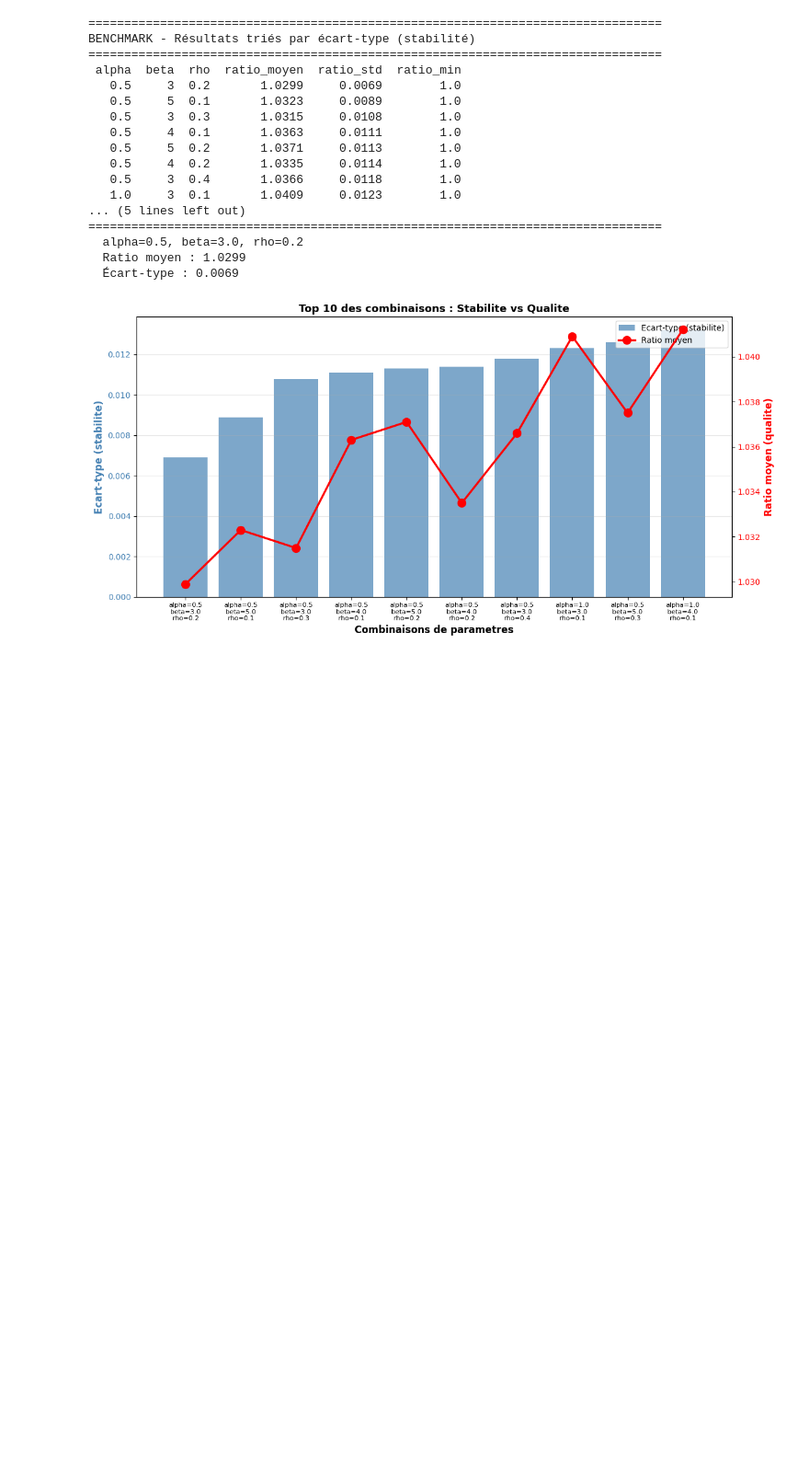
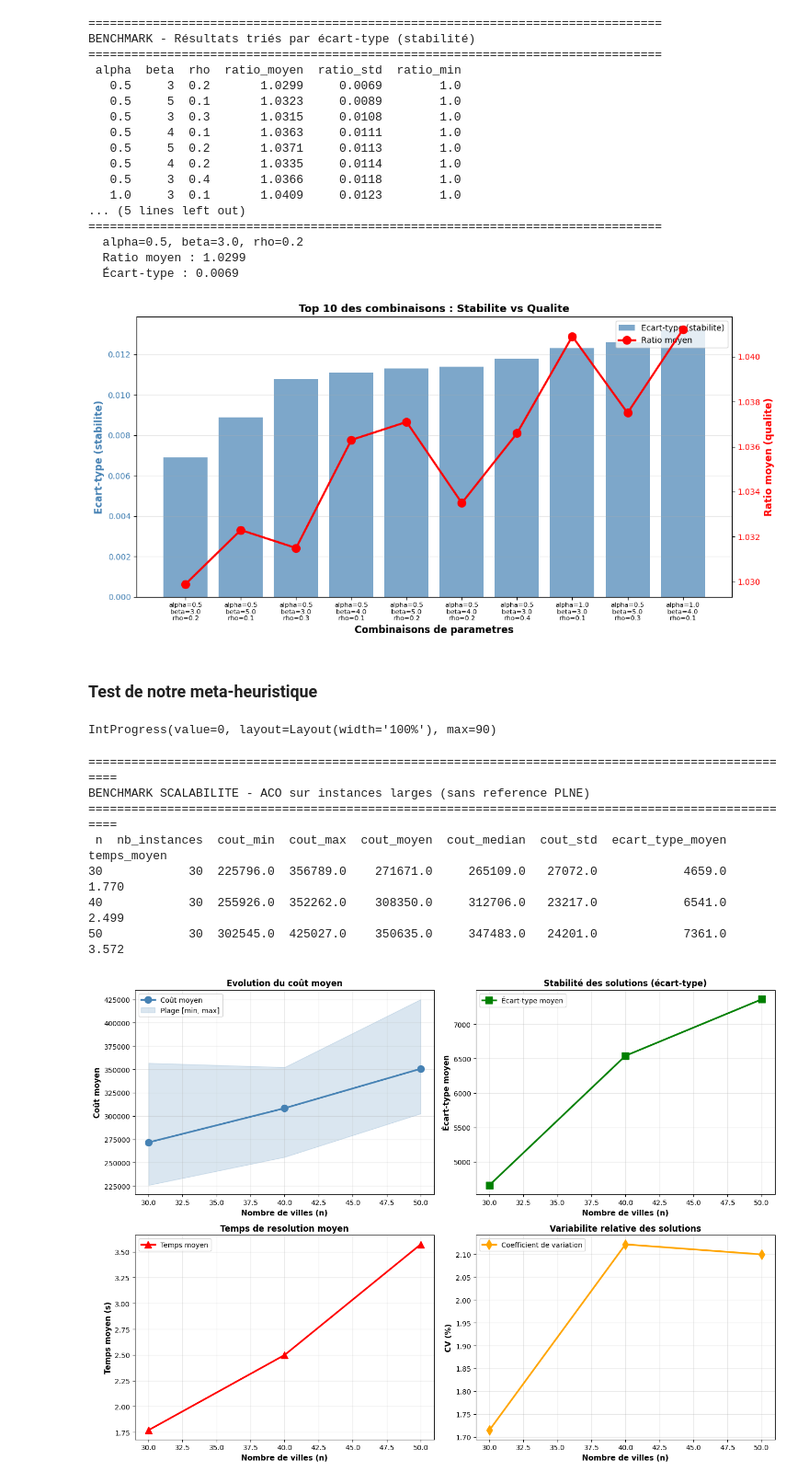
Before and after one commit to RobinNoiret/school-fisa3-recherche_operationnelle, a Jupyter notebook: RN-livrable.ipynb, the cells around one changed output. Shown at 92% size. Cells and saved outputs as stored; diff of their text form; code cells hidden in the pictures; blank space fills up the shorter version.

Commit message:
implémentation du benchmark pour la combinaison optimale des paramètres de ACO

```diff
--- a/RN-livrable.ipynb
+++ b/RN-livrable.ipynb
@@ -1322,3 +1504,27 @@ BENCHMARK - Résultats triés par écart-type (stabilité)
   Ratio moyen : 1.0299
   Écart-type : 0.0069
 [figure]
+# %% [markdown]
+### Test de notre meta-heuristique
+# %%
+df_scalabilite = benchmark_aco_scalabilite(
+    tailles_n=[30, 40, 50],
+    nb_instances_par_taille=30,
+    n_runs=50,
+    params_aco={
+        'alpha': 0.5,
+        'beta': 3,
+        'rho': 0.2,
+        'nb_iterations': 50
+    }
+)
+# %% [output]
+IntProgress(value=0, layout=Layout(width='100%'), max=90)
+====================================================================================================
+BENCHMARK SCALABILITE - ACO sur instances larges (sans reference PLNE)
+====================================================================================================
+ n  nb_instances  cout_min  cout_max  cout_moyen  cout_median  cout_std  ecart_type_moyen  temps_moyen
+30            30  225796.0  356789.0    271671.0     265109.0   27072.0            4659.0        1.770
+40            30  255926.0  352262.0    308350.0     312706.0   23217.0            6541.0        2.499
+50            30  302545.0  425027.0    350635.0     347483.0   24201.0            7361.0        3.572
+[figure, added]
```
Also changed, not shown: parts of 29 cells of this notebook.
